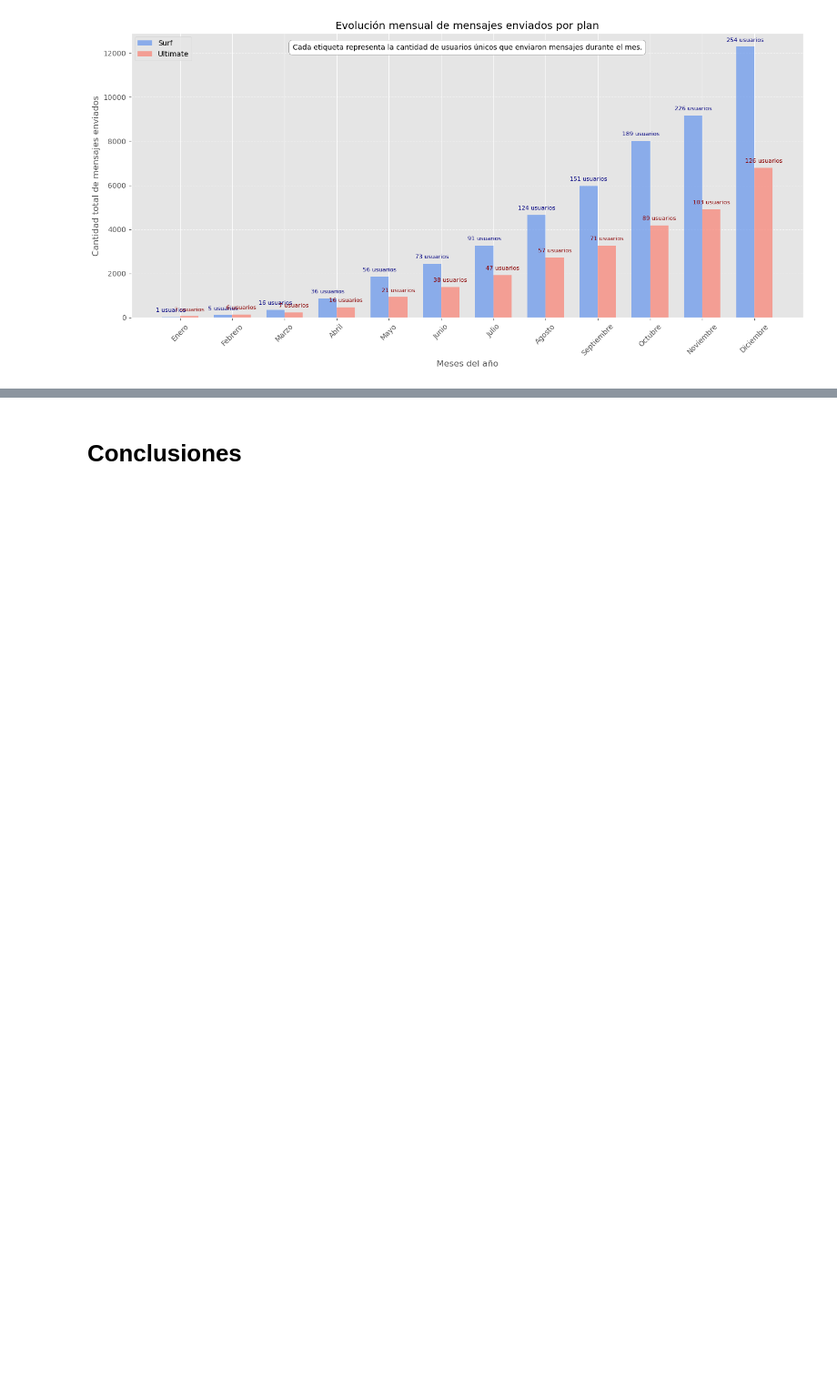
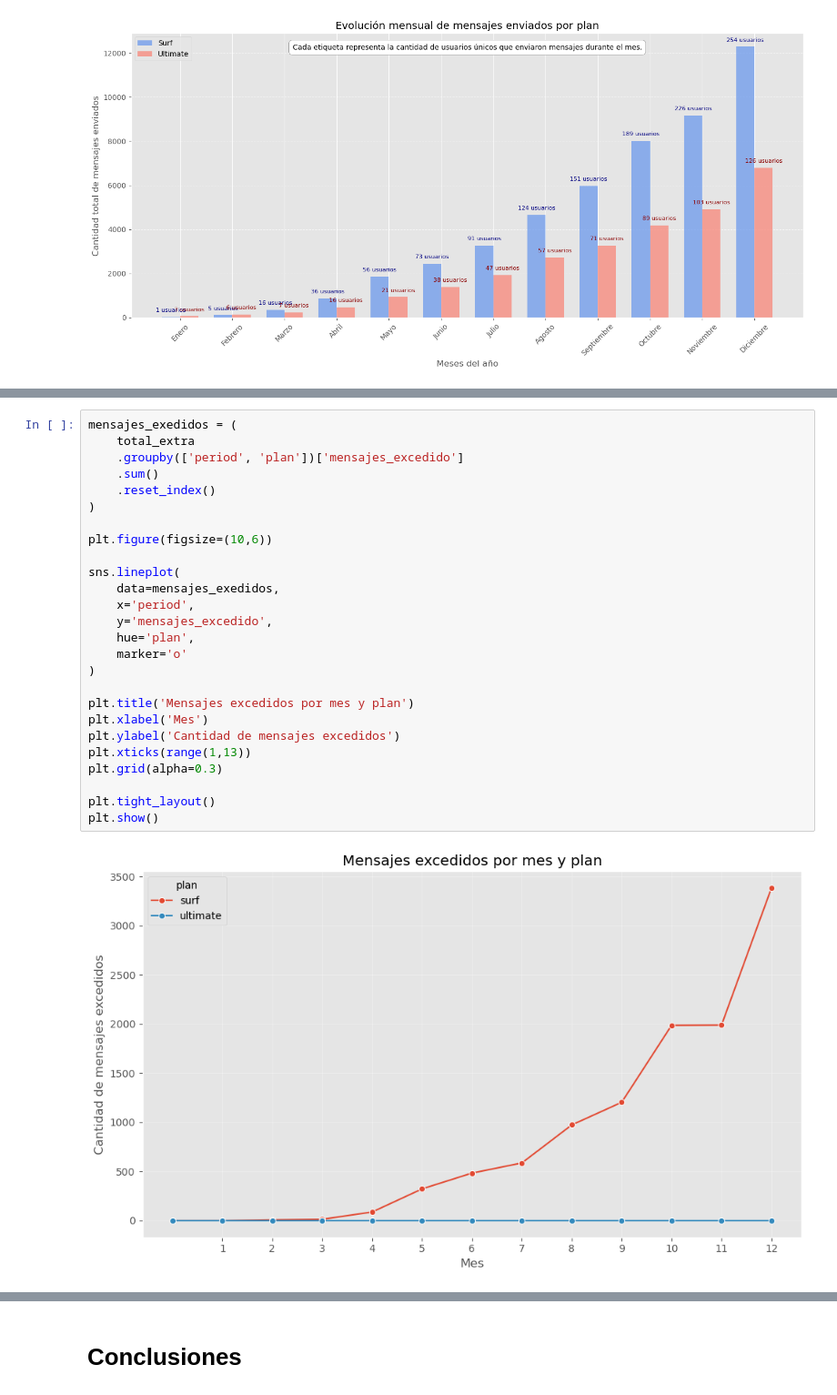
Before and after one commit to EladioVG/Project_1, a Jupyter notebook: Proyecto tecnico_v1(sin terminar).ipynb, the cells around one changed output, grey strips where cells are left out. Shown at 91% size. Drawn from its saved outputs; the diff is of its cells as text; blank space fills up the shorter version.

```diff
--- a/Proyecto tecnico_v1(sin terminar).ipynb
+++ b/Proyecto tecnico_v1(sin terminar).ipynb
@@ -1008,0 +1030,28 @@ plt.show()
+# %%
+mensajes_exedidos = (
+    total_extra
+    .groupby(['period', 'plan'])['mensajes_excedido']
+    .sum()
+    .reset_index()
+)
+
+plt.figure(figsize=(10,6))
+
+sns.lineplot(
+    data=mensajes_exedidos,
+    x='period',
+    y='mensajes_excedido',
+    hue='plan',
+    marker='o'
+)
+
+plt.title('Mensajes excedidos por mes y plan')
+plt.xlabel('Mes')
+plt.ylabel('Cantidad de mensajes excedidos')
+plt.xticks(range(1,13))
+plt.grid(alpha=0.3)
+
+plt.tight_layout()
+plt.show()
+# %% [output]
+[figure, added]
```
Also changed, not shown: parts of 21 cells of this notebook.
